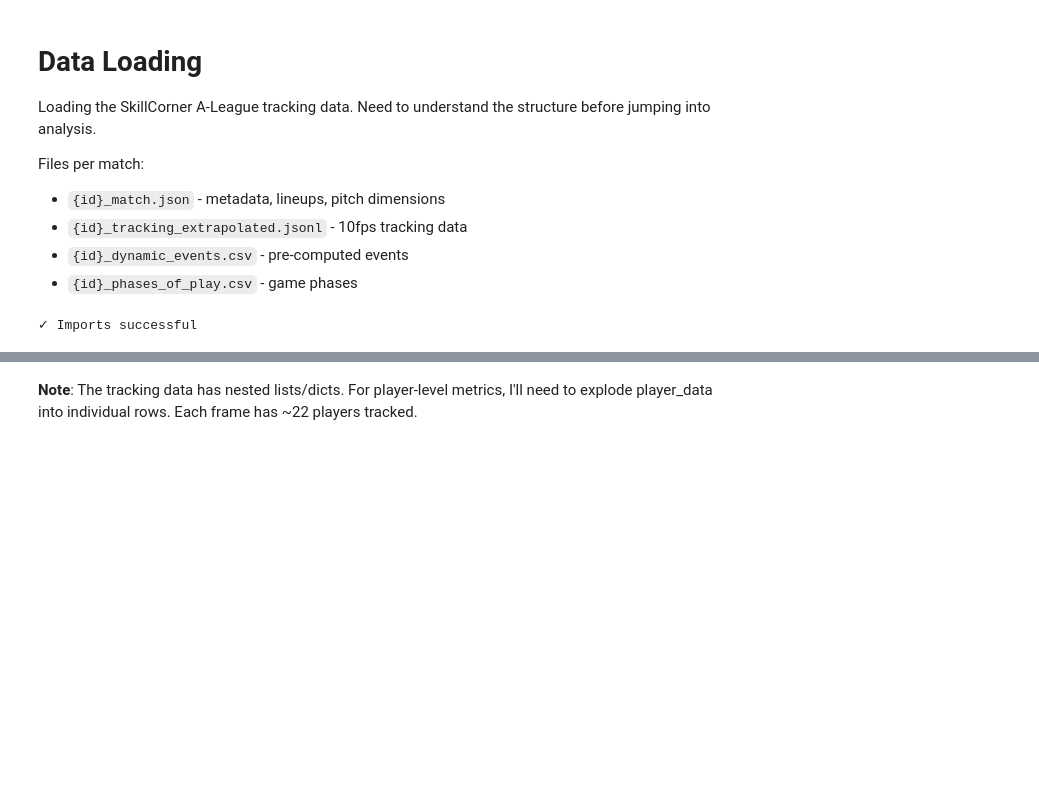
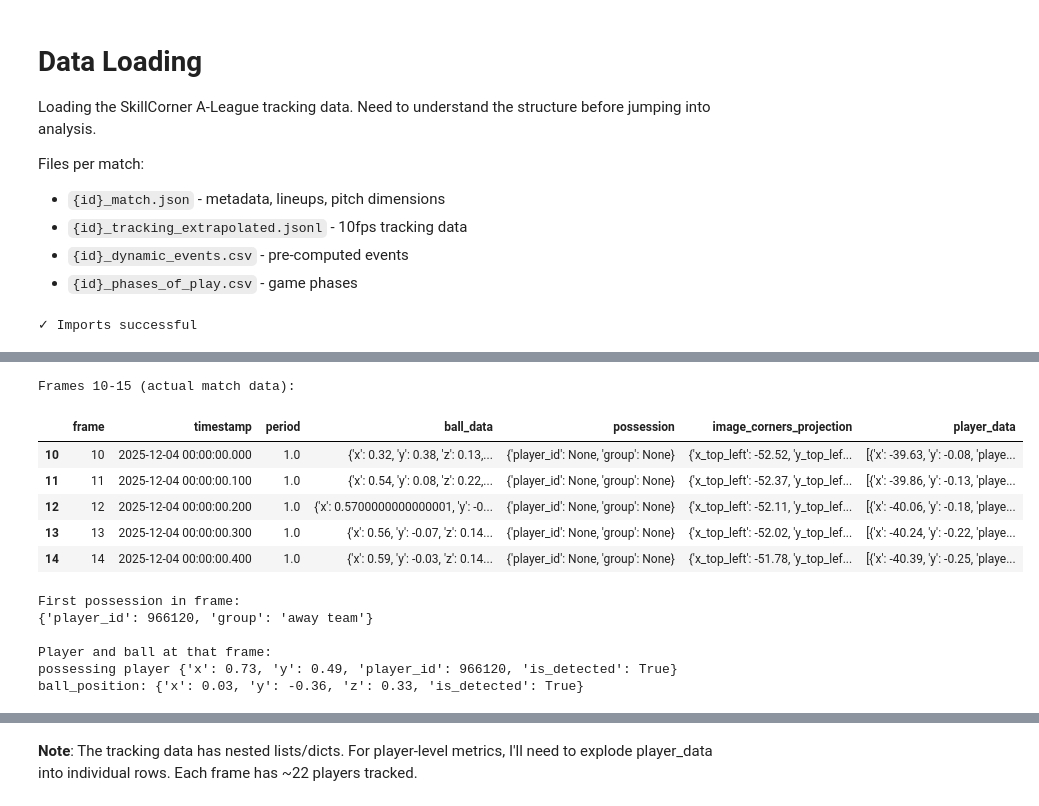
Before and after one commit to aang-sym/traits-takehome, a Jupyter notebook: notebooks/01_data_loading.ipynb, the cells around one changed output, grey strips where cells are left out. Cells and saved outputs as stored; diff of their text form; code cells hidden in the pictures; blank space fills up the shorter version.

Commit message:
feat: add initial exploratory analysis notebooks and supporting loaders/eda helper functions

```diff
--- a/notebooks/01_data_loading.ipynb
+++ b/notebooks/01_data_loading.ipynb
@@ -78,0 +91,44 @@ for idx, row in tracking.iterrows():
+# %%
+# Look at frames with actual match data (first frames are empty pre-match)
+print("\n\nFrames 10-15 (actual match data):")
+tracking.iloc[10:15]
+# %% [output]
+Frames 10-15 (actual match data):
+|  | frame | timestamp | period | ball_data | possession | image_corners_projection | player_data |
+| 10 | 10 | 2025-12-04 00:00:00.000 | 1.0 | {'x': 0.32, 'y': 0.38, 'z': 0.13,... | {'player_id': None, 'group': None} | {'x_top_left': -52.52, 'y_top_lef... | [{'x': -39.63, 'y': -0.08, 'playe... |
+| 11 | 11 | 2025-12-04 00:00:00.100 | 1.0 | {'x': 0.54, 'y': 0.08, 'z': 0.22,... | {'player_id': None, 'group': None} | {'x_top_left': -52.37, 'y_top_lef... | [{'x': -39.86, 'y': -0.13, 'playe... |
+| 12 | 12 | 2025-12-04 00:00:00.200 | 1.0 | {'x': 0.5700000000000001, 'y': -0... | {'player_id': None, 'group': None} | {'x_top_left': -52.11, 'y_top_lef... | [{'x': -40.06, 'y': -0.18, 'playe... |
+| 13 | 13 | 2025-12-04 00:00:00.300 | 1.0 | {'x': 0.56, 'y': -0.07, 'z': 0.14... | {'player_id': None, 'group': None} | {'x_top_left': -52.02, 'y_top_lef... | [{'x': -40.24, 'y': -0.22, 'playe... |
+| 14 | 14 | 2025-12-04 00:00:00.400 | 1.0 | {'x': 0.59, 'y': -0.03, 'z': 0.14... | {'player_id': None, 'group': None} | {'x_top_left': -51.78, 'y_top_lef... | [{'x': -40.39, 'y': -0.25, 'playe... |
+# %%
+# The nested structures - ball_data, possession, player_data are stored as objects
+# Will need to flatten these for analysis
+
+# Let's grab the first frame where a player has possession
+# Then, we can check the player_data and ball_data for that possession
+
+# First frame where someone actually has the ball
+frame_with_possession = tracking[tracking["possession"].apply(
+    lambda x: x.get("player_id") is not None if isinstance(x, dict) else False
+)].iloc[0]
+
+print("\nFirst possession in frame:")
+print(frame_with_possession["possession"])
+
+# Pull out the ball + the player who owns it in the above frame
+ball = frame_with_possession["ball_data"]
+possessing_player = next(
+    p for p in frame_with_possession["player_data"]
+    if p["player_id"] == frame_with_possession["possession"]["player_id"]
+)
+
+print("\nPlayer and ball at that frame:")
+print("possessing player", possessing_player)
+print("ball_position:", ball)  # matches the sample ball_data structure
+# %% [output]
+First possession in frame:
+{'player_id': 966120, 'group': 'away team'}
+
+Player and ball at that frame:
+possessing player {'x': 0.73, 'y': 0.49, 'player_id': 966120, 'is_detected': True}
+ball_position: {'x': 0.03, 'y': -0.36, 'z': 0.33, 'is_detected': True}
```
Also changed, not shown: parts of 41 cells of this notebook, 3 other files.
